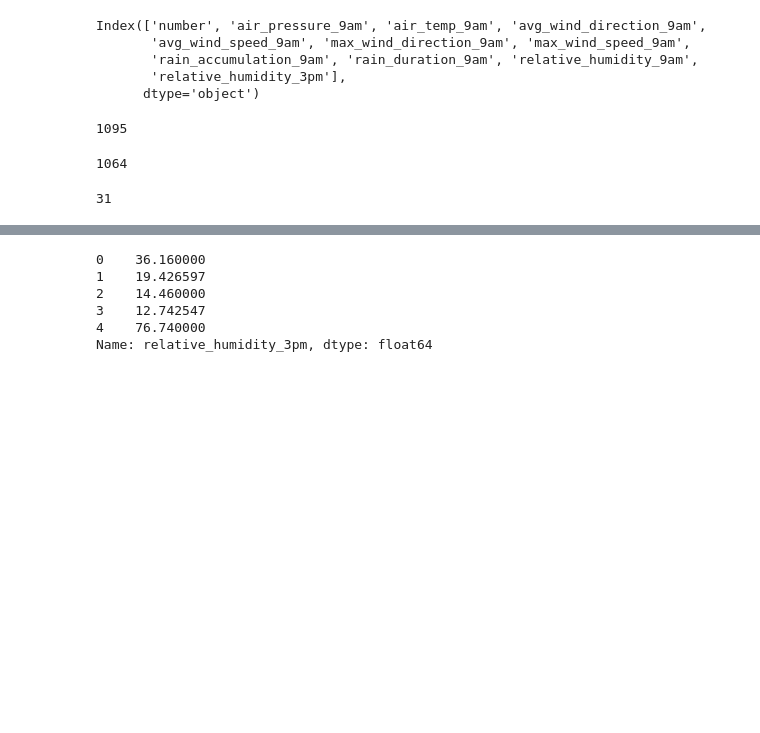
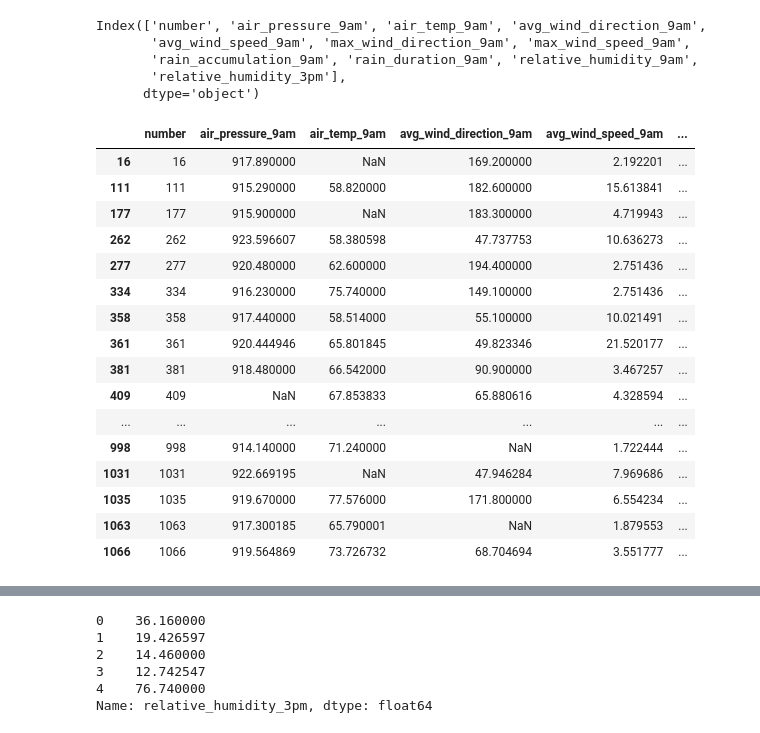
Before and after one commit to matheuswd/data-analysis, a Jupyter notebook: machine-learning/Weather Prediction.ipynb, the cells around one changed output, grey strips where cells are left out. Saved outputs shown, nothing was run; the diff lists cells and outputs as text; code cells hidden in the pictures; blank space fills up the shorter version.

```diff
--- a/machine-learning/Weather Prediction.ipynb
+++ b/machine-learning/Weather Prediction.ipynb
@@ -20,21 +20,27 @@ Index(['number', 'air_pressure_9am', 'air_temp_9am', 'avg_wind_direction_9am',
        'rain_accumulation_9am', 'rain_duration_9am', 'relative_humidity_9am',
        'relative_humidity_3pm'],
       dtype='object')
+# %%
+data[data.isnull().any(axis=1)]
+# %% [output]
+|  | number | air_pressure_9am | air_temp_9am | avg_wind_direction_9am | avg_wind_speed_9am | ... |
+| 16 | 16 | 917.890000 | NaN | 169.200000 | 2.192201 | ... |
+| 111 | 111 | 915.290000 | 58.820000 | 182.600000 | 15.613841 | ... |
+| 177 | 177 | 915.900000 | NaN | 183.300000 | 4.719943 | ... |
+| 262 | 262 | 923.596607 | 58.380598 | 47.737753 | 10.636273 | ... |
+| 277 | 277 | 920.480000 | 62.600000 | 194.400000 | 2.751436 | ... |
+| 334 | 334 | 916.230000 | 75.740000 | 149.100000 | 2.751436 | ... |
+| 358 | 358 | 917.440000 | 58.514000 | 55.100000 | 10.021491 | ... |
+| 361 | 361 | 920.444946 | 65.801845 | 49.823346 | 21.520177 | ... |
+| 381 | 381 | 918.480000 | 66.542000 | 90.900000 | 3.467257 | ... |
+| 409 | 409 | NaN | 67.853833 | 65.880616 | 4.328594 | ... |
+| ... | ... | ... | ... | ... | ... | ... |
+| 998 | 998 | 914.140000 | 71.240000 | NaN | 1.722444 | ... |
+| 1031 | 1031 | 922.669195 | NaN | 47.946284 | 7.969686 | ... |
+| 1035 | 1035 | 919.670000 | 77.576000 | 171.800000 | 6.554234 | ... |
+| 1063 | 1063 | 917.300185 | 65.790001 | NaN | 1.879553 | ... |
+| 1066 | 1066 | 919.564869 | 73.726732 | 68.704694 | 3.551777 | ... |
 # %%
 del data['number']
-# %%
-before_cleaning = data.shape[0]
-print(before_cleaning)
-# %% [output]
-1095
 # %%
 data = data.dropna()
-# %%
-after_cleaning = data.shape[0]
-print(after_cleaning)
-# %% [output]
-1064
-# %%
-before_cleaning - after_cleaning
-# %% [output]
-31
```
Also changed, not shown: parts of 21 cells of this notebook, 24 other files.
